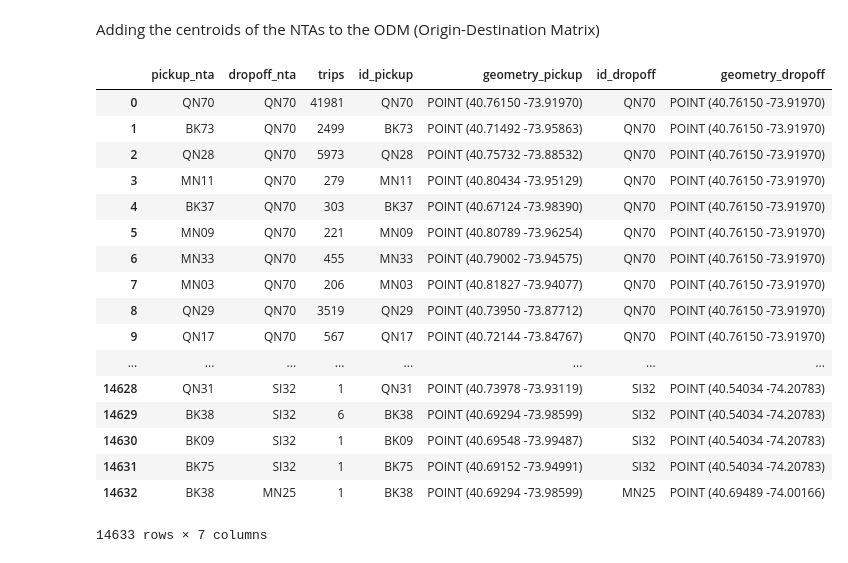
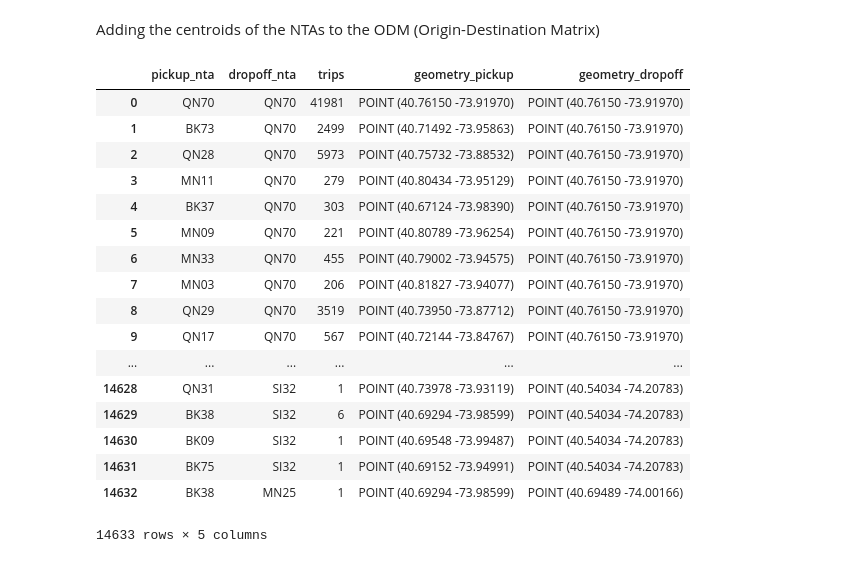
Before and after one commit to rodrigobernall/ds4a_group30, a Jupyter notebook: scripts/EDA/origin_destination_matrix_creator.ipynb, the cells around one changed output. Saved outputs shown, nothing was run; the diff lists cells and outputs as text; code cells hidden in the pictures.

```diff
--- a/scripts/EDA/origin_destination_matrix_creator.ipynb
+++ b/scripts/EDA/origin_destination_matrix_creator.ipynb
@@ -12,4 +13,4 @@ import geopandas as gpd
 # %%
 url = 'https://www.dropbox.com/s/7ixw7pe46q3theo/green_trips_nta.csv.gz?dl=1'
 green_trips_nta = pd.read_csv(url, compression='gzip')
-green_trips_nta = green_trips_nta.drop(columns=['pickup_longitude', 'pickup_latitude', 'dropoff_longitude', 'dropoff_latitude'])
+#green_trips_nta = green_trips_nta.drop(columns=['pickup_longitude', 'pickup_latitude', 'dropoff_longitude', 'dropoff_latitude'])
@@ -82,24 +48,25 @@ Adding the centroids of the NTAs to the ODM (Origin-Destination Matrix)
 # %%
 a = ODM_green.reset_index()
 a = a.merge(nta_centroids, left_on='pickup_nta', right_on='id')
 a = a.merge(nta_centroids, left_on='dropoff_nta', right_on='id', suffixes=('_pickup', '_dropoff'))
+a = a.drop(columns=['id_pickup', 'id_dropoff'])
 a
 # %% [output]
-|  | pickup_nta | dropoff_nta | trips | id_pickup | geometry_pickup | id_dropoff | geometry_dropoff |
-| 0 | QN70 | QN70 | 41981 | QN70 | POINT (40.76150 -73.91970) | QN70 | POINT (40.76150 -73.91970) |
-| 1 | BK73 | QN70 | 2499 | BK73 | POINT (40.71492 -73.95863) | QN70 | POINT (40.76150 -73.91970) |
-| 2 | QN28 | QN70 | 5973 | QN28 | POINT (40.75732 -73.88532) | QN70 | POINT (40.76150 -73.91970) |
-| 3 | MN11 | QN70 | 279 | MN11 | POINT (40.80434 -73.95129) | QN70 | POINT (40.76150 -73.91970) |
-| 4 | BK37 | QN70 | 303 | BK37 | POINT (40.67124 -73.98390) | QN70 | POINT (40.76150 -73.91970) |
-| 5 | MN09 | QN70 | 221 | MN09 | POINT (40.80789 -73.96254) | QN70 | POINT (40.76150 -73.91970) |
-| 6 | MN33 | QN70 | 455 | MN33 | POINT (40.79002 -73.94575) | QN70 | POINT (40.76150 -73.91970) |
-| 7 | MN03 | QN70 | 206 | MN03 | POINT (40.81827 -73.94077) | QN70 | POINT (40.76150 -73.91970) |
-| 8 | QN29 | QN70 | 3519 | QN29 | POINT (40.73950 -73.87712) | QN70 | POINT (40.76150 -73.91970) |
-| 9 | QN17 | QN70 | 567 | QN17 | POINT (40.72144 -73.84767) | QN70 | POINT (40.76150 -73.91970) |
-| ... | ... | ... | ... | ... | ... | ... | ... |
-| 14628 | QN31 | SI32 | 1 | QN31 | POINT (40.73978 -73.93119) | SI32 | POINT (40.54034 -74.20783) |
-| 14629 | BK38 | SI32 | 6 | BK38 | POINT (40.69294 -73.98599) | SI32 | POINT (40.54034 -74.20783) |
-| 14630 | BK09 | SI32 | 1 | BK09 | POINT (40.69548 -73.99487) | SI32 | POINT (40.54034 -74.20783) |
-| 14631 | BK75 | SI32 | 1 | BK75 | POINT (40.69152 -73.94991) | SI32 | POINT (40.54034 -74.20783) |
-| 14632 | BK38 | MN25 | 1 | BK38 | POINT (40.69294 -73.98599) | MN25 | POINT (40.69489 -74.00166) |
+|  | pickup_nta | dropoff_nta | trips | geometry_pickup | geometry_dropoff |
+| 0 | QN70 | QN70 | 41981 | POINT (40.76150 -73.91970) | POINT (40.76150 -73.91970) |
+| 1 | BK73 | QN70 | 2499 | POINT (40.71492 -73.95863) | POINT (40.76150 -73.91970) |
+| 2 | QN28 | QN70 | 5973 | POINT (40.75732 -73.88532) | POINT (40.76150 -73.91970) |
+| 3 | MN11 | QN70 | 279 | POINT (40.80434 -73.95129) | POINT (40.76150 -73.91970) |
+| 4 | BK37 | QN70 | 303 | POINT (40.67124 -73.98390) | POINT (40.76150 -73.91970) |
+| 5 | MN09 | QN70 | 221 | POINT (40.80789 -73.96254) | POINT (40.76150 -73.91970) |
+| 6 | MN33 | QN70 | 455 | POINT (40.79002 -73.94575) | POINT (40.76150 -73.91970) |
+| 7 | MN03 | QN70 | 206 | POINT (40.81827 -73.94077) | POINT (40.76150 -73.91970) |
+| 8 | QN29 | QN70 | 3519 | POINT (40.73950 -73.87712) | POINT (40.76150 -73.91970) |
+| 9 | QN17 | QN70 | 567 | POINT (40.72144 -73.84767) | POINT (40.76150 -73.91970) |
+| ... | ... | ... | ... | ... | ... |
+| 14628 | QN31 | SI32 | 1 | POINT (40.73978 -73.93119) | POINT (40.54034 -74.20783) |
+| 14629 | BK38 | SI32 | 6 | POINT (40.69294 -73.98599) | POINT (40.54034 -74.20783) |
+| 14630 | BK09 | SI32 | 1 | POINT (40.69548 -73.99487) | POINT (40.54034 -74.20783) |
+| 14631 | BK75 | SI32 | 1 | POINT (40.69152 -73.94991) | POINT (40.54034 -74.20783) |
+| 14632 | BK38 | MN25 | 1 | POINT (40.69294 -73.98599) | POINT (40.69489 -74.00166) |
-14633 rows × 7 columns
+14633 rows × 5 columns
```
Also changed, not shown: parts of 8 cells of this notebook.
